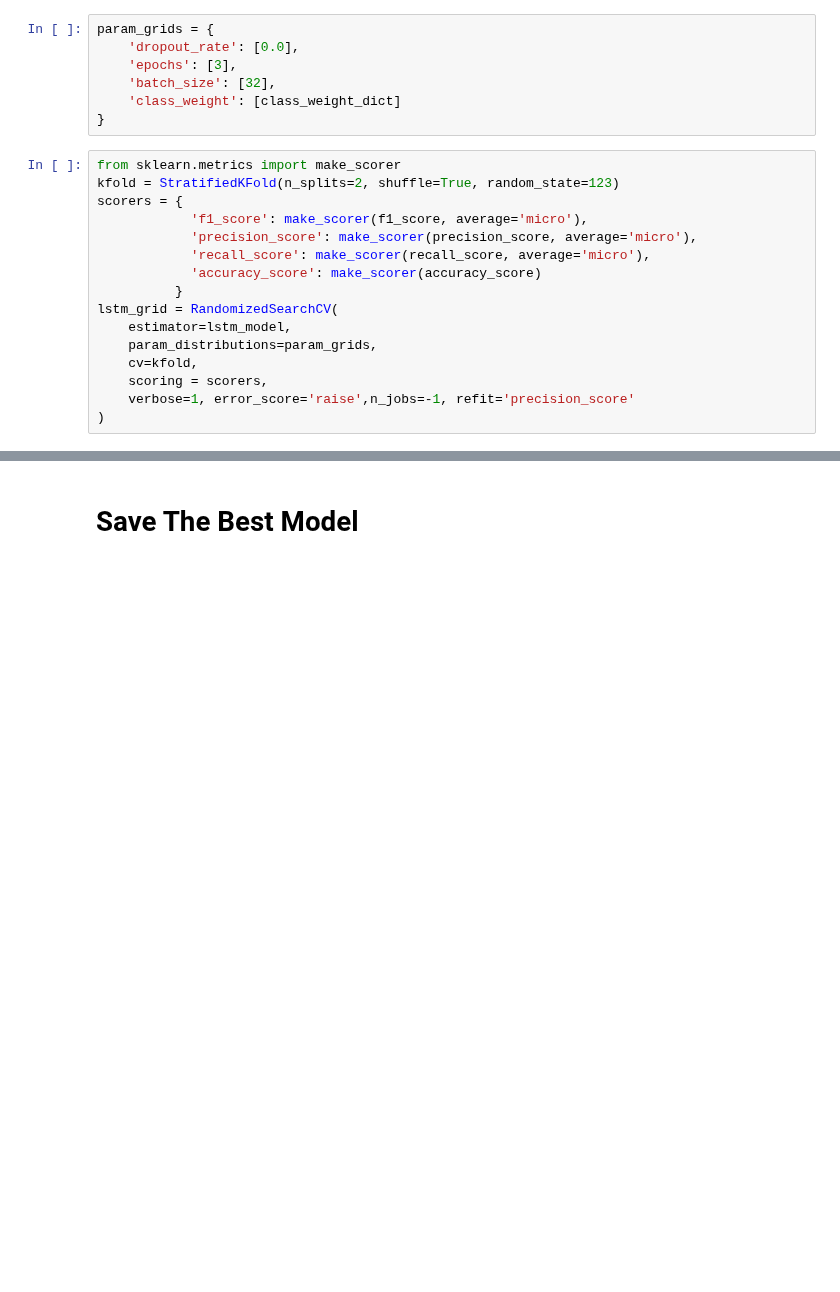
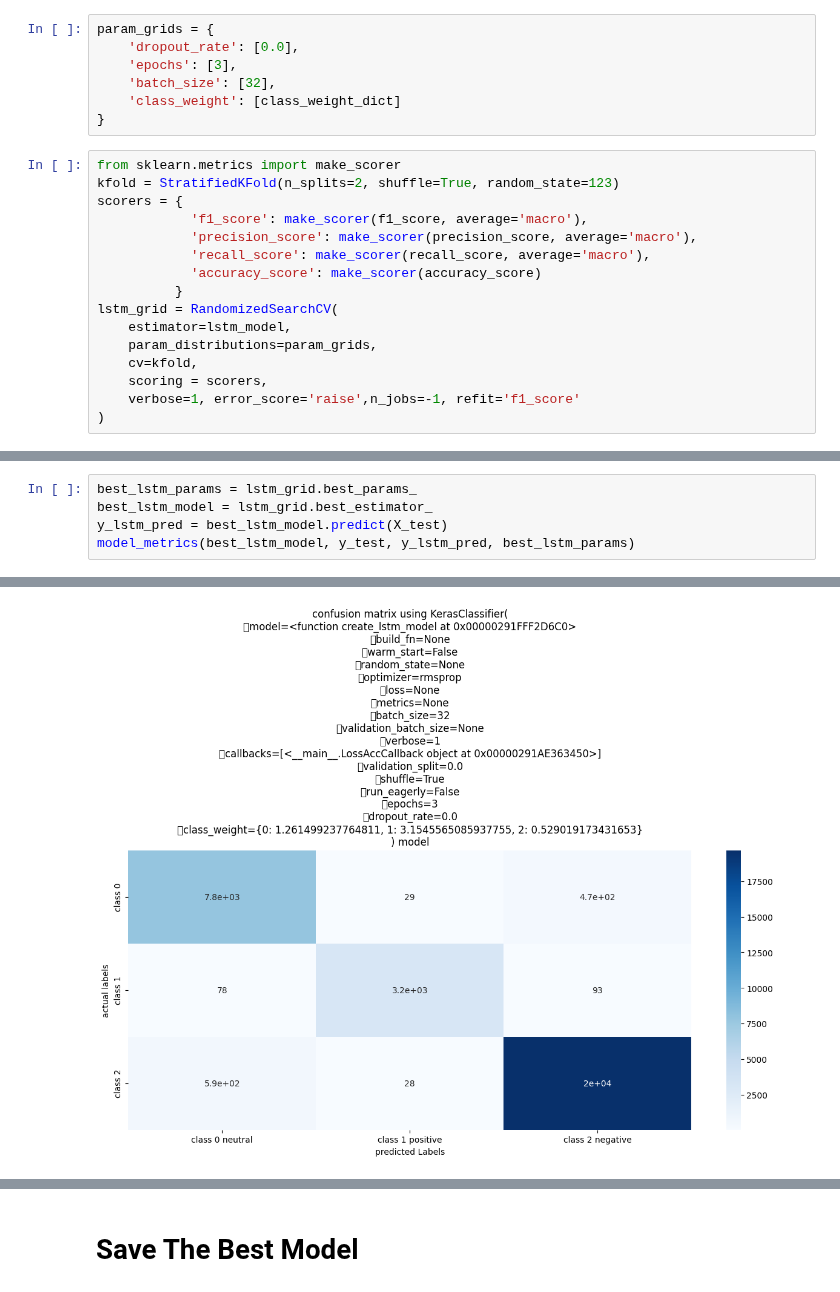
Before and after one commit to Gardenialover/Capstone_Three_Project, a Jupyter notebook: notebooks/pre.ipynb, the cells around one changed output, grey strips where cells are left out. Saved outputs shown, nothing was run; the diff lists cells and outputs as text; blank space fills up the shorter version.

```diff
--- a/notebooks/pre.ipynb
+++ b/notebooks/pre.ipynb
@@ -325,9 +369,9 @@ param_grids = {
 from sklearn.metrics import make_scorer
 kfold = StratifiedKFold(n_splits=2, shuffle=True, random_state=123)
 scorers = {
-            'f1_score': make_scorer(f1_score, average='micro'),
-            'precision_score': make_scorer(precision_score, average='micro'),
-            'recall_score': make_scorer(recall_score, average='micro'),
+            'f1_score': make_scorer(f1_score, average='macro'),
+            'precision_score': make_scorer(precision_score, average='macro'),
+            'recall_score': make_scorer(recall_score, average='macro'),
             'accuracy_score': make_scorer(accuracy_score)
           }
 lstm_grid = RandomizedSearchCV(
@@ -335,7 +379,7 @@ lstm_grid = RandomizedSearchCV(
     param_distributions=param_grids,
     cv=kfold,
     scoring = scorers,
-    verbose=1, error_score='raise',n_jobs=-1, refit='precision_score'
+    verbose=1, error_score='raise',n_jobs=-1, refit='f1_score'
 )
 # %%
 from datetime import datetime
@@ -424,0 +431,6 @@ plt.show()
+# %%
+best_lstm_params = lstm_grid.best_params_
+best_lstm_model = lstm_grid.best_estimator_
+y_lstm_pred = best_lstm_model.predict(X_test)
+model_metrics(best_lstm_model, y_test, y_lstm_pred, best_lstm_params)
+# %% [output]
@@ -425 +454,2 @@ plt.show()
+[figure, added]
 # %% [markdown]
```
Also changed, not shown: parts of 39 cells of this notebook, 3 other files.
